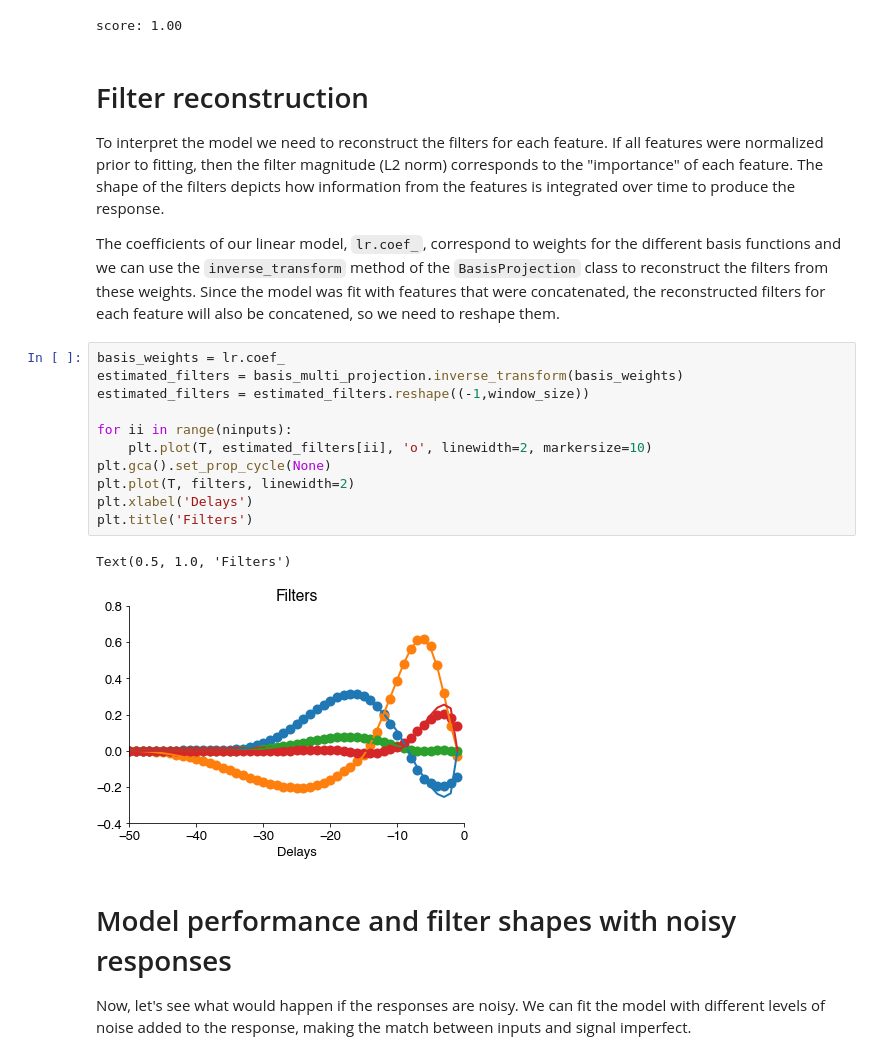
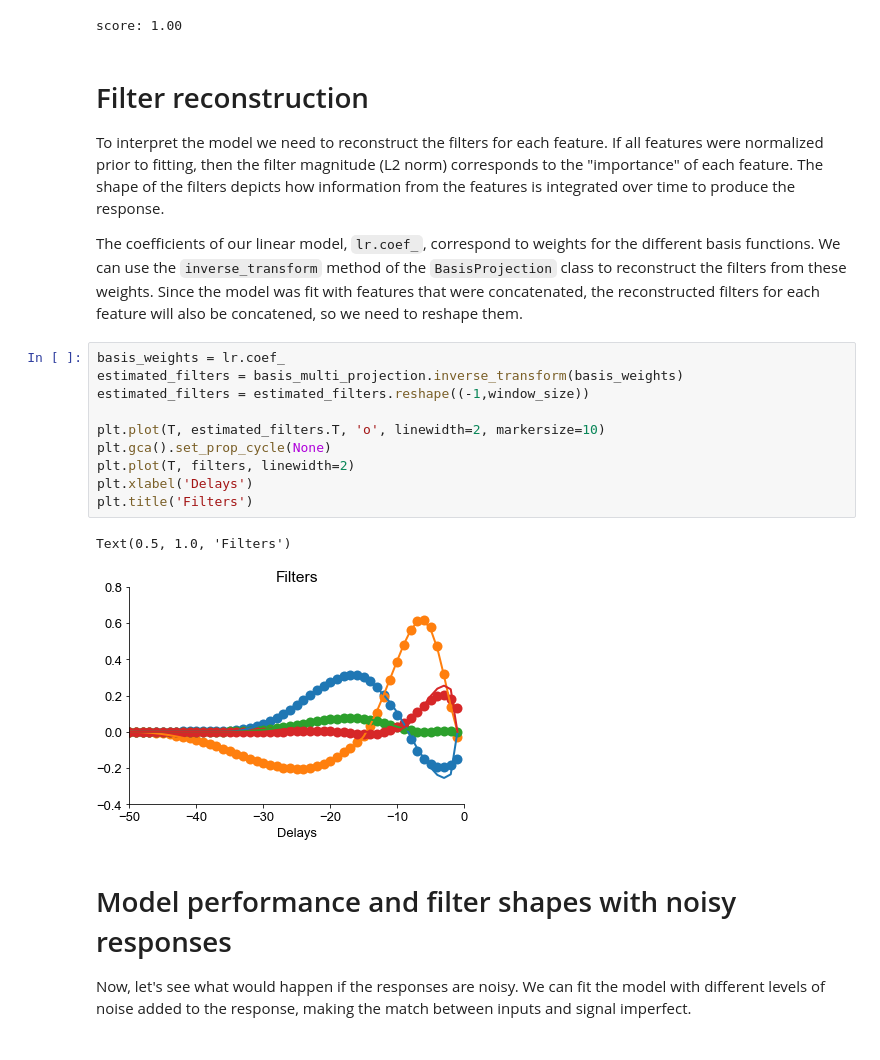
Before and after one commit to janclemenslab/glm_utils, a Jupyter notebook: demo/multiple_inputs.ipynb, the cells around one changed output. Saved outputs shown, nothing was run; the diff lists cells and outputs as text.

```diff
--- a/demo/multiple_inputs.ipynb
+++ b/demo/multiple_inputs.ipynb
@@ -138,21 +140,20 @@ score: 1.00
 # Filter reconstruction
 To interpret the model we need to reconstruct the filters for each feature. If all features were normalized prior to fitting, then the filter magnitude (L2 norm) corresponds to the "importance" of each feature. The shape of the filters depicts how information from the features is integrated over time to produce the response.
 
-The coefficients of our linear model, `lr.coef_`, correspond to weights for the different basis functions and we can use the `inverse_transform` method of the `BasisProjection` class to reconstruct the filters from these weights. Since the model was fit with features that were concatenated, the reconstructed filters for each feature will also be concatened, so we need to reshape them.
+The coefficients of our linear model, `lr.coef_`, correspond to weights for the different basis functions. We can use the `inverse_transform` method of the `BasisProjection` class to reconstruct the filters from these weights. Since the model was fit with features that were concatenated, the reconstructed filters for each feature will also be concatened, so we need to reshape them.
 # %%
 basis_weights = lr.coef_
 estimated_filters = basis_multi_projection.inverse_transform(basis_weights)
 estimated_filters = estimated_filters.reshape((-1,window_size))
 
-for ii in range(ninputs):
-    plt.plot(T, estimated_filters[ii], 'o', linewidth=2, markersize=10)
+plt.plot(T, estimated_filters.T, 'o', linewidth=2, markersize=10)
 plt.gca().set_prop_cycle(None)
 plt.plot(T, filters, linewidth=2)
 plt.xlabel('Delays')
 plt.title('Filters')
 # %% [output]
 Text(0.5, 1.0, 'Filters')
-[figure, old version]
+[figure, new version]
 # %% [markdown]
 # Model performance and filter shapes with noisy responses
 Now, let's see what would happen if the responses are noisy. We can fit the model with different levels of noise added to the response, making the match between inputs and signal imperfect.
```
Also changed, not shown: parts of 5 cells of this notebook.
